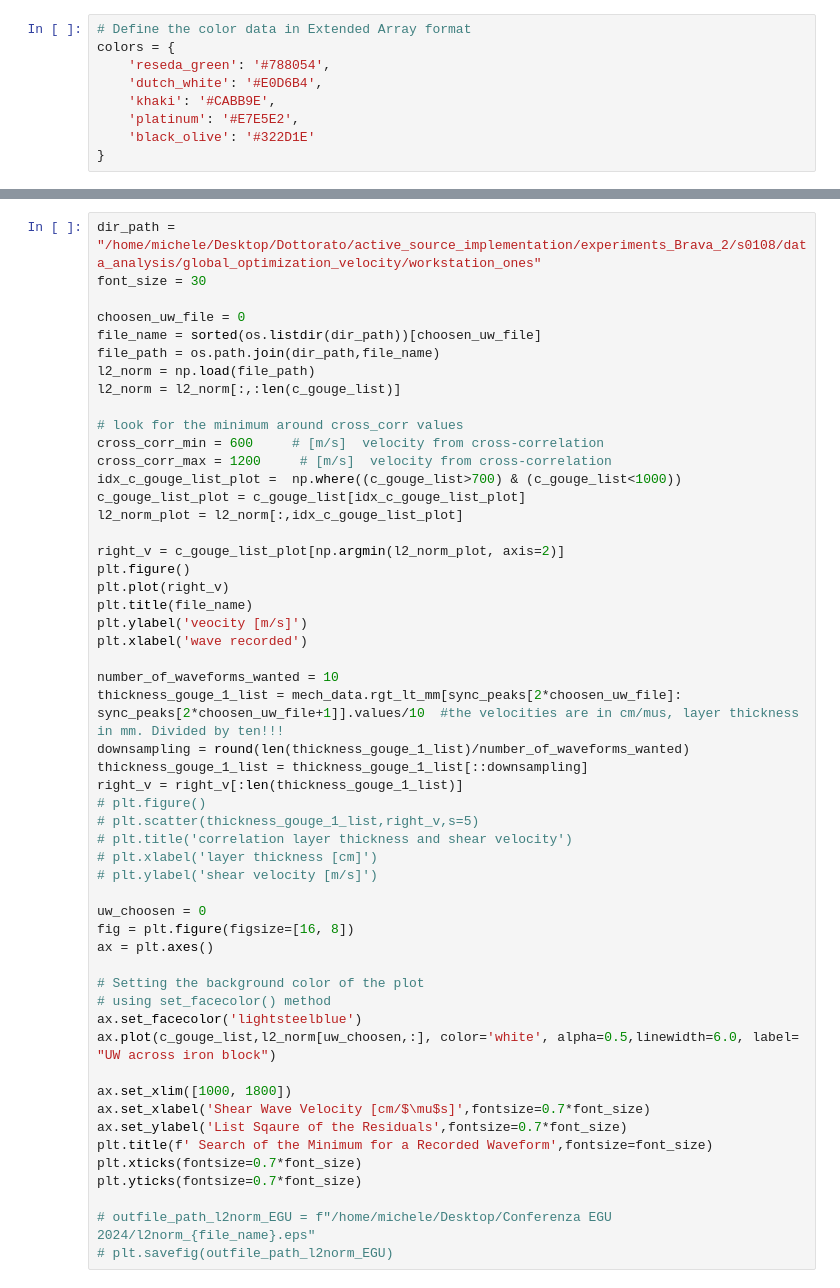
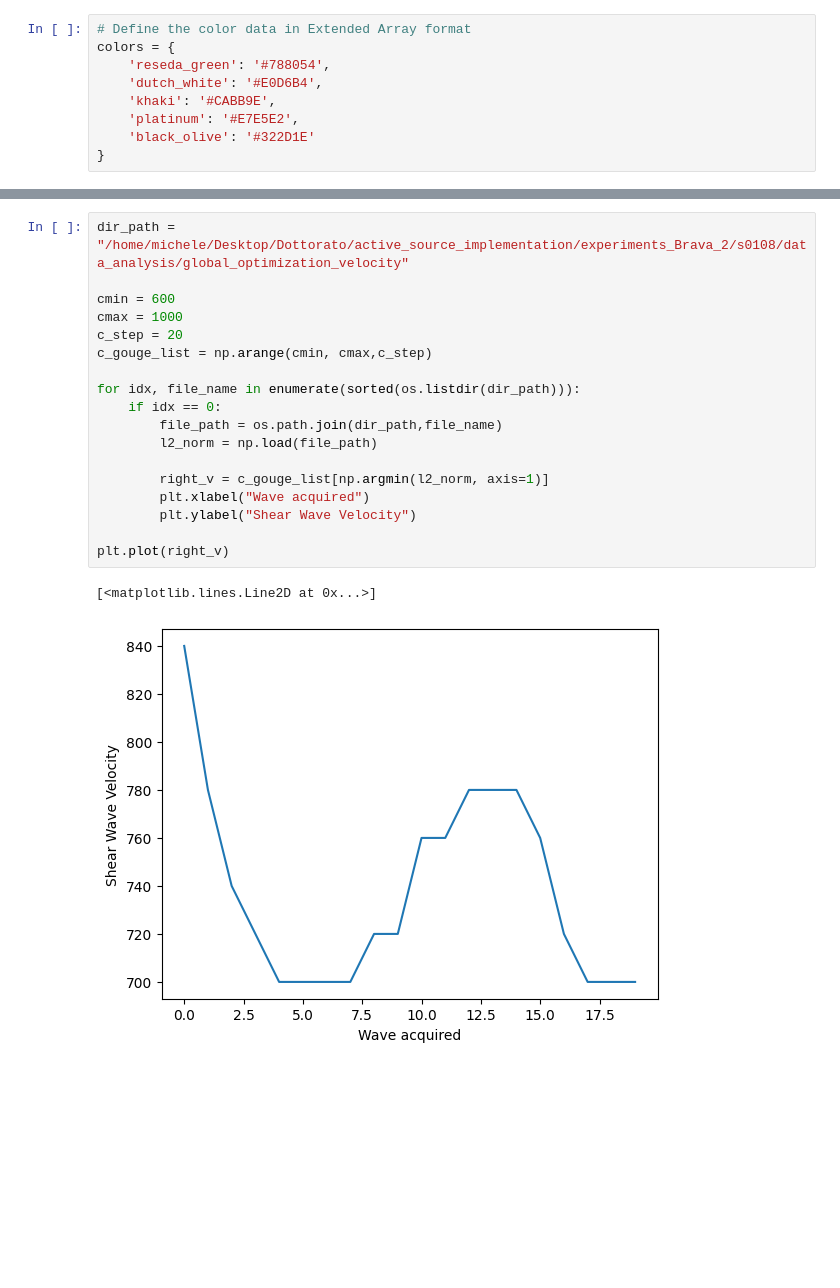
Before and after one commit to Bic10/lab_UW, a Jupyter notebook: notebooks/analize_l2_norm_velocity.ipynb, the cells around one changed output, grey strips where cells are left out. Saved outputs shown, nothing was run; the diff lists cells and outputs as text; blank space fills up the shorter version.

Commit message:
Grouped and refactorided source code

```diff
--- a/notebooks/analize_l2_norm_velocity.ipynb
+++ b/notebooks/analize_l2_norm_velocity.ipynb
@@ -113,53 +119,21 @@ mech_data, _ , sync_peaks = find_sync_values(mech_data_path)
-# %%
-dir_path = "/home/michele/Desktop/Dottorato/active_source_implementation/experiments_Brava_2/s0108/data_analysis/global_optimization_velocity/workstation_ones"
-font_size = 30
-
-choosen_uw_file = 0
-file_name = sorted(os.listdir(dir_path))[choosen_uw_file]
-file_path = os.path.join(dir_path,file_name)
-l2_norm = np.load(file_path)
-l2_norm = l2_norm[:,:len(c_gouge_list)]
-
-# look for the minimum around cross_corr values
-cross_corr_min = 600     # [m/s]  velocity from cross-correlation
-cross_corr_max = 1200     # [m/s]  velocity from cross-correlation
-idx_c_gouge_list_plot =  np.where((c_gouge_list>700) & (c_gouge_list<1000))
-c_gouge_list_plot = c_gouge_list[idx_c_gouge_list_plot]
-l2_norm_plot = l2_norm[:,idx_c_gouge_list_plot]
-
-right_v = c_gouge_list_plot[np.argmin(l2_norm_plot, axis=2)]
-plt.figure()
-plt.plot(right_v)
-plt.title(file_name)
-plt.ylabel('veocity [m/s]')
-plt.xlabel('wave recorded')
-
-number_of_waveforms_wanted = 10
-thickness_gouge_1_list = mech_data.rgt_lt_mm[sync_peaks[2*choosen_uw_file]: sync_peaks[2*choosen_uw_file+1]].values/10  #the velocities are in cm/mus, layer thickness in mm. Divided by ten!!!
-downsampling = round(len(thickness_gouge_1_list)/number_of_waveforms_wanted)
-thickness_gouge_1_list = thickness_gouge_1_list[::downsampling]
-right_v = right_v[:len(thickness_gouge_1_list)]
-# plt.figure()
-# plt.scatter(thickness_gouge_1_list,right_v,s=5)
-# plt.title('correlation layer thickness and shear velocity')
-# plt.xlabel('layer thickness [cm]')
-# plt.ylabel('shear velocity [m/s]')
-
-uw_choosen = 0
-fig = plt.figure(figsize=[16, 8])
-ax = plt.axes()
-
-# Setting the background color of the plot
-# using set_facecolor() method
-ax.set_facecolor('lightsteelblue')
-ax.plot(c_gouge_list,l2_norm[uw_choosen,:], color='white', alpha=0.5,linewidth=6.0, label= "UW across iron block")
-
-ax.set_xlim([1000, 1800])
-ax.set_xlabel('Shear Wave Velocity [cm/$\mu$s]',fontsize=0.7*font_size)
-ax.set_ylabel('List Sqaure of the Residuals',fontsize=0.7*font_size)
-plt.title(f' Search of the Minimum for a Recorded Waveform',fontsize=font_size)
-plt.xticks(fontsize=0.7*font_size)
-plt.yticks(fontsize=0.7*font_size)
-
-# outfile_path_l2norm_EGU = f"/home/michele/Desktop/Conferenza EGU 2024/l2norm_{file_name}.eps"
-# plt.savefig(outfile_path_l2norm_EGU)
+# %%
+dir_path = "/home/michele/Desktop/Dottorato/active_source_implementation/experiments_Brava_2/s0108/data_analysis/global_optimization_velocity"
+
+cmin = 600
+cmax = 1000
+c_step = 20
+c_gouge_list = np.arange(cmin, cmax,c_step)
+
+for idx, file_name in enumerate(sorted(os.listdir(dir_path))):
+    if idx == 0:
+        file_path = os.path.join(dir_path,file_name)
+        l2_norm = np.load(file_path)
+
+        right_v = c_gouge_list[np.argmin(l2_norm, axis=1)]
+        plt.xlabel("Wave acquired")
+        plt.ylabel("Shear Wave Velocity")
+
+plt.plot(right_v)
+# %% [output]
+[<matplotlib.lines.Line2D at 0x...>]
+[figure, added]
```
Also changed, not shown: parts of 5 cells of this notebook, 7 other files.
